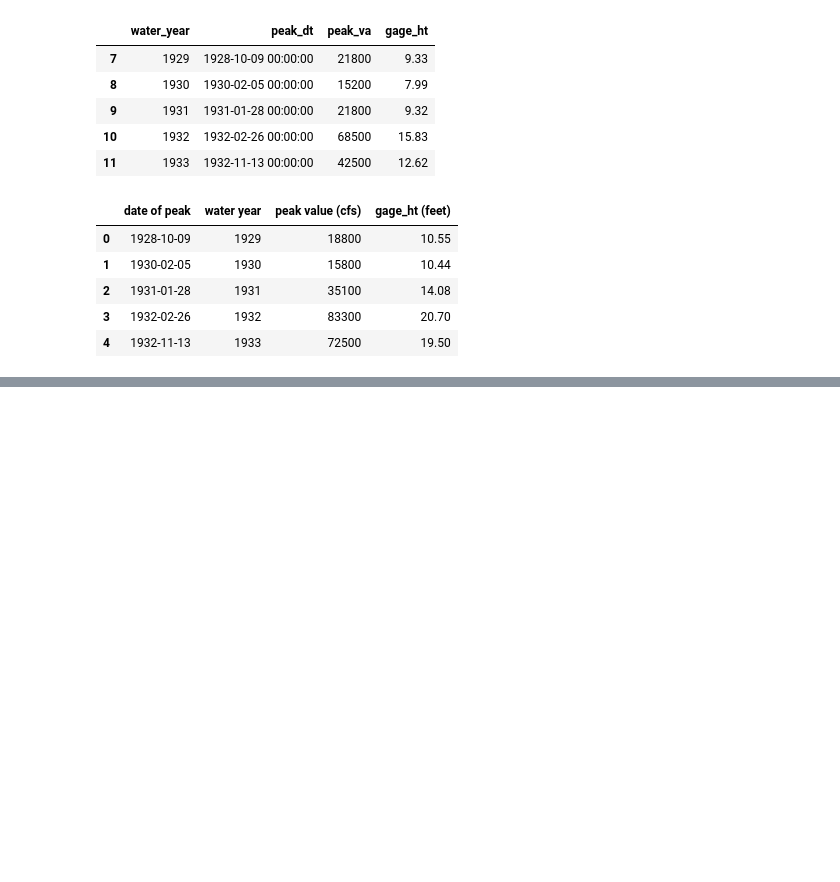
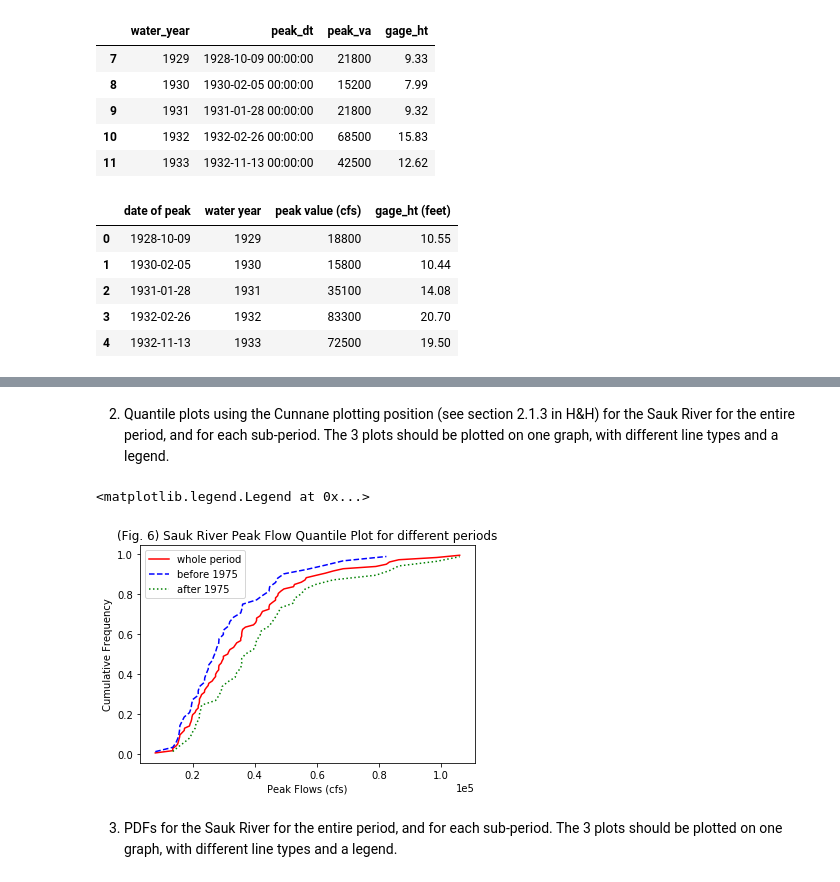
Before and after one commit to AzusaSayuri/UW-Data-analysis, a Jupyter notebook: HW1.ipynb, the cells around one changed output, grey strips where cells are left out. Drawn from its saved outputs; the diff is of its cells as text; code cells hidden in the pictures; blank space fills up the shorter version.

```diff
--- a/HW1.ipynb
+++ b/HW1.ipynb
@@ -49,0 +108,42 @@ df_skykomish.head()
+# %% [markdown]
+2. Quantile plots using the Cunnane plotting position (see section 2.1.3 in H&H) for the Sauk River for the entire period, and for each sub-period. The 3 plots should be plotted on one graph, with different line types and a legend.
+# %%
+#The quantile_fn function was adopted from the Lab 1.1
+def quantile_fn(data):
+
+    # Create an array of ordered data using the sorted() function.
+    ordered_data = sorted(data)
+
+    # Define the length of the ordered_data array using the len() function.
+    n = len(ordered_data)
+
+    # Assign a rank and plotting position to each data point using a for loop.
+    rank = []
+    plotting_position = []
+    for i in range(n):
+        rank.append(i+1)
+        # Using the Cunnane plotting position.
+        plotting_position.append((rank[i]-.4)/(n+.2))
+
+    return ordered_data, plotting_position
+# %%
+#Quantile plots for the 3 plots
+#Generate data for plotting, _w for whole period, _b for before 1975, _a for after 1975
+sk_data_w,sk_plotting_w=quantile_fn(list(df_sk['peak_va']))
+sk_data_b,sk_plotting_b=quantile_fn(list(df_sk_early['peak_va']))
+sk_data_a,sk_plotting_a=quantile_fn(list(df_sk_later['peak_va']))
+
+plt.figure(6)
+plt.plot(sk_data_w, sk_plotting_w,'r',linestyle='-',label='whole period')
+plt.plot(sk_data_b, sk_plotting_b,'b',linestyle='--',label='before 1975')
+plt.plot(sk_data_a, sk_plotting_a,'g',linestyle=':',label='after 1975')
+plt.xlabel('Peak Flows (cfs)')
+plt.ylabel('Cumulative Frequency')
+plt.title('(Fig. 6) Sauk River Peak Flow Quantile Plot for different periods')
+plt.ticklabel_format(axis='x', style='sci', scilimits=(0,0))
+plt.legend(loc='best')
+# %% [output]
+<matplotlib.legend.Legend at 0x...>
+[figure, added]
+# %% [markdown]
+3. PDFs for the Sauk River for the entire period, and for each sub-period. The 3 plots should be plotted on one graph, with different line types and a legend.
```
Also changed, not shown: parts of 39 cells of this notebook.
